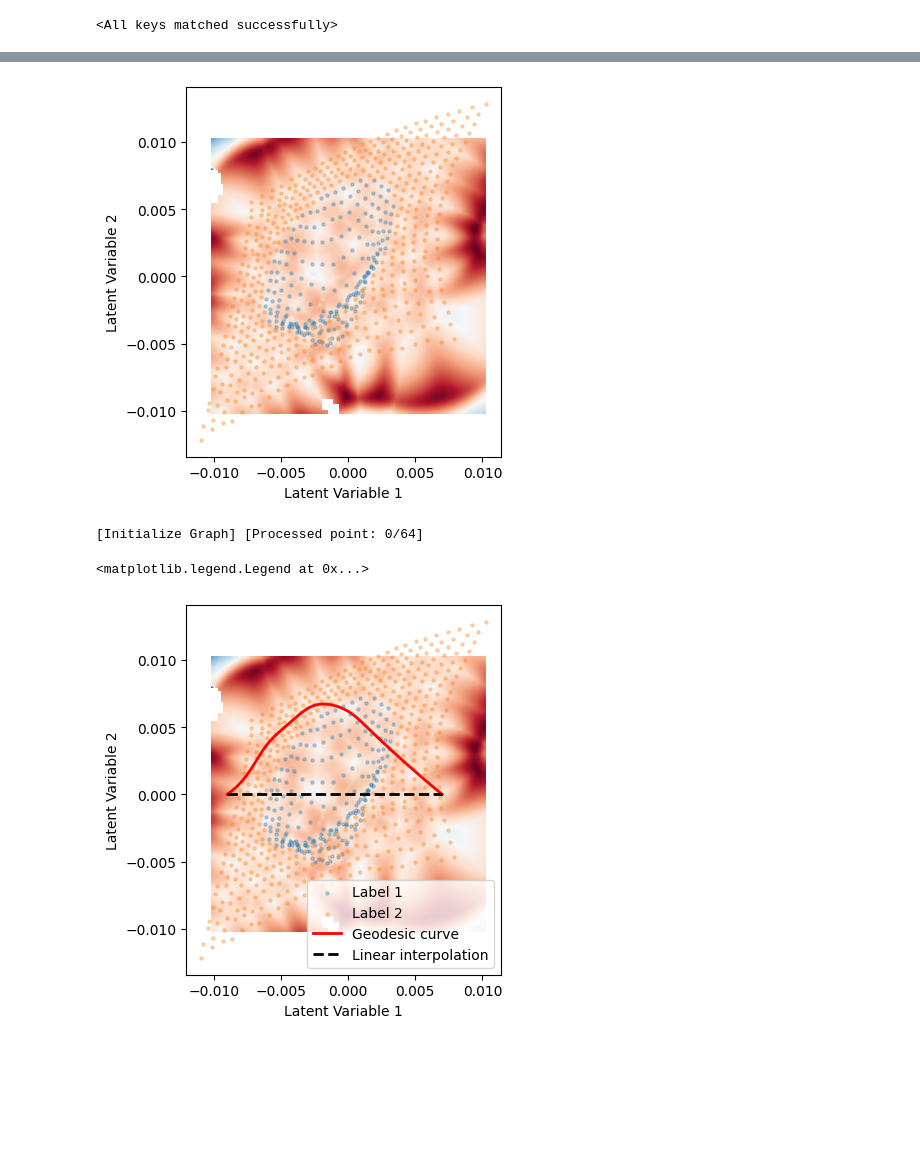
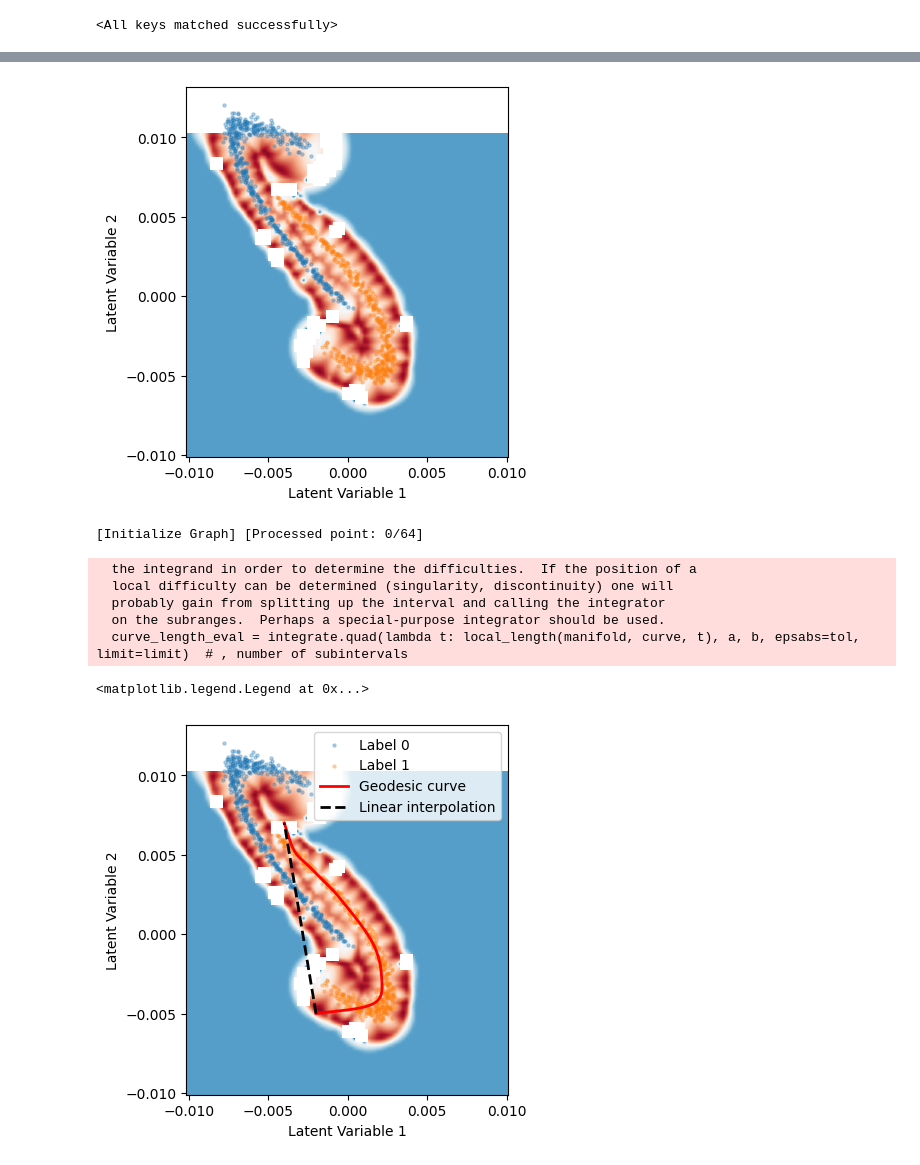
Before and after one commit to Clement-W/latent_space_oddity_MVA, a Jupyter notebook: simpler_dataset.ipynb, the cells around one changed output, grey strips where cells are left out. Drawn from its saved outputs; the diff is of its cells as text; code cells hidden in the pictures; blank space fills up the shorter version.

Commit message:
Add the model for moon data

```diff
--- a/simpler_dataset.ipynb
+++ b/simpler_dataset.ipynb
@@ -225,11 +225,15 @@ from sklearn import datasets, manifold, cluster
 n_samples = 1000
 moons, _ = datasets.make_moons(n_samples, random_state=0,noise=0.05)
 
-plt.scatter(moons[:,0],moons[:,1])
+
 X_data = moons
 
-X_data = normalize(X_data)
+mean3d = np.array([X_data[:,i].mean() for i in range(X_data.shape[1])])
+max_3d = np.array([np.max(np.abs(X_data[:, i])) for i in range(X_data.shape[1])])
+X_data = normalize(X_data, mean3d, max_3d)
 test = cluster.AgglomerativeClustering(n_clusters=2, linkage='single')
 test.fit(X_data)
 y_data = test.labels_
+
+plt.scatter(moons[:,0],moons[:,1], c=y_data)
 # %% [output]
@@ -592,7 +598,7 @@ model_rbfnn = RBFNN.RBFNN(a=a,k_rbf=k_rbf,zeta_rbf=zeta_rbf,W_dim=input_dim,late
 # create VAE-RBF model
 model_VAE_RBF = VAE_RBF.VAE_RBF(model_VAE,model_rbfnn)
 
-model_VAE_RBF.load_state_dict(torch.load('torch_models/toydata_vaerbfnn.pt'))
+model_VAE_RBF.load_state_dict(torch.load('torch_models/moondata_vaerbfnn.pt'))
 # %% [output]
 <All keys matched successfully>
 # %%
@@ -750,34 +756,39 @@ for label in np.unique(labels):
     ax.set_xlabel('Latent Variable 1')
     ax.set_ylabel('Latent Variable 2')
 # %% [output]
-[figure, old version]
+[figure, new version]
 # %%
 fig, ax = plt.subplots()
 utils.plot_measure(manifold_latent, np.linspace(z1min/50, z1max/50, 100), np.linspace(z2min/50, z2max/50, 100))
 
 for label in np.unique(labels):
     points = latent_means_np[labels == label]
     ax.scatter(points[:, 0], points[:, 1], s=5, label=f'Label {label}',alpha=0.3)
     ax.set_xlabel('Latent Variable 1')
     ax.set_ylabel('Latent Variable 2')
 
 # Compute some random curve using a heuristic graph solver
 GRAPH_DATA = KMeans(n_clusters=64, n_init=30, max_iter=1000).fit(latent_means_np).cluster_centers_
 solver_graph = geodesics.SolverGraph(manifold_latent, data=GRAPH_DATA, kNN_num=5, tol=1e-2)
 
 ind_0, ind_1 = np.random.choice(len(train_dataset), 2, replace=False)
 # c0 = latent_means_np[ind_0, :].reshape(-1, 1)
 # c1 = latent_means_np[ind_1, :].reshape(-1, 1)
 
-c0 = np.array([[-0.009], [0]])
-c1 = np.array([[0.007], [0]])
+c0 = np.array([[-0.002], [-0.005]])
+c1 = np.array([[-0.004], [0.007]])
 
 curve_graph, logmap_graph, curve_length_graph, failed_graph, solution_graph \
     = geodesics.compute_geodesic(solver_graph, manifold_latent, c0, c1)
 geodesics.plot_curve(curve_graph, c='r', linewidth=2, label = 'Geodesic curve')
 plt.plot([c0[0, 0], c1[0, 0]], [c0[1, 0], c1[1, 0]], 'k--', linewidth=2, label = 'Linear interpolation')
 plt.legend()
 # %% [output]
 [Initialize Graph] [Processed point: 0/64]
-<matplotlib.legend.Legend at 0x...>
+  the integrand in order to determine the difficulties.  If the position of a
+  local difficulty can be determined (singularity, discontinuity) one will
+  probably gain from splitting up the interval and calling the integrator
+  on the subranges.  Perhaps a special-purpose integrator should be used.
+  curve_length_eval = integrate.quad(lambda t: local_length(manifold, curve, t), a, b, epsabs=tol, limit=limit)  # , number of subintervals
+<matplotlib.legend.Legend at 0x...>
-[figure, old version]
+[figure, new version]
```
Also changed, not shown: parts of 11 cells of this notebook, 1 other file.
